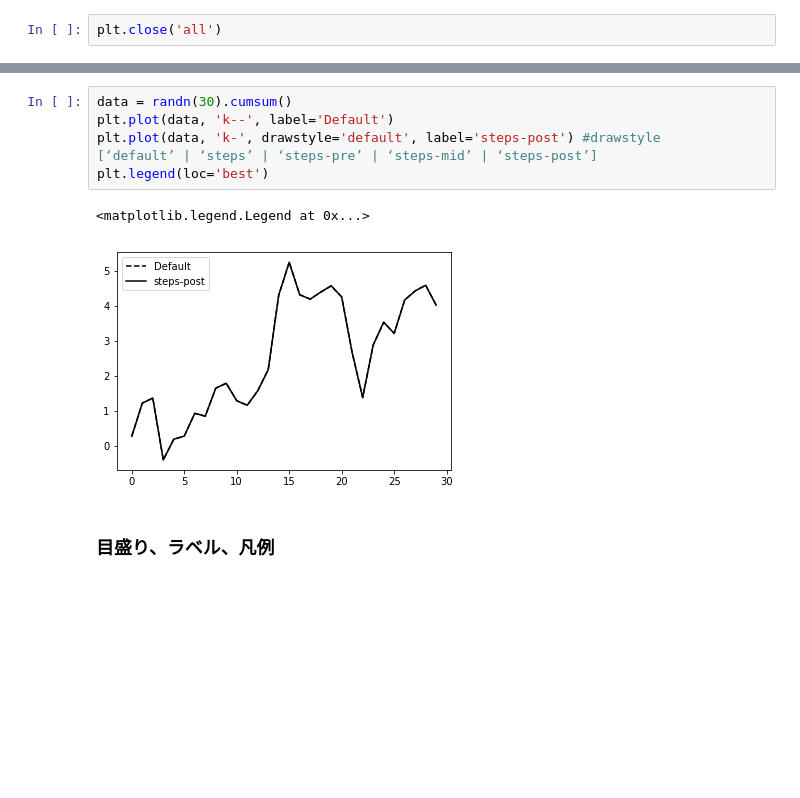
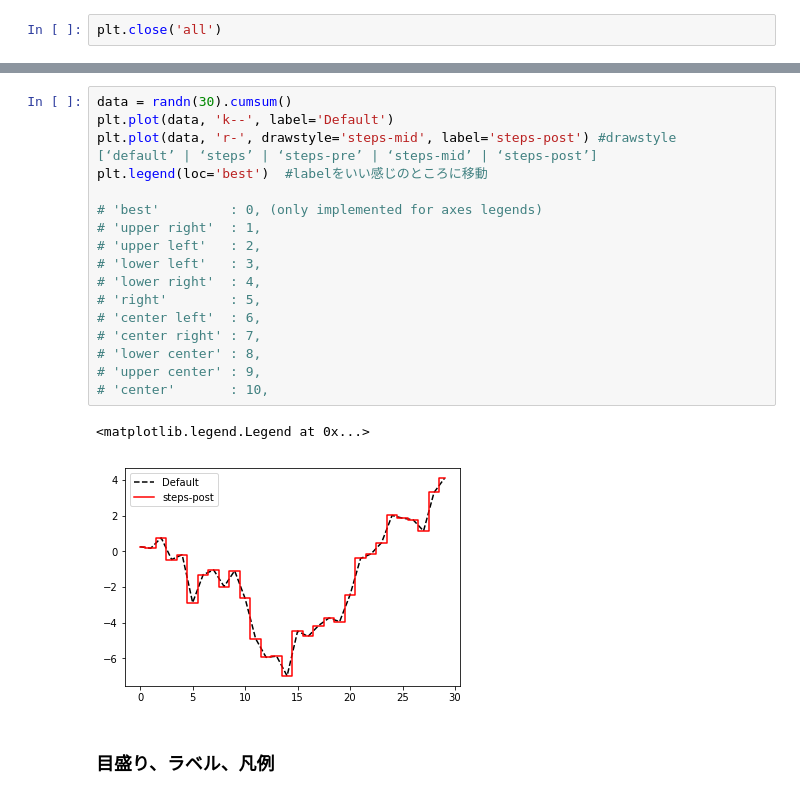
Before and after one commit to miyamotok0105/pydata-book, a Jupyter notebook: ch08-J.ipynb, the cells around one changed output, grey strips where cells are left out. Saved outputs shown, nothing was run; the diff lists cells and outputs as text; blank space fills up the shorter version.

```diff
--- a/ch08-J.ipynb
+++ b/ch08-J.ipynb
@@ -308,11 +336,23 @@ plt.legend(loc='best')
 # %%
 data = randn(30).cumsum()
 plt.plot(data, 'k--', label='Default')
-plt.plot(data, 'k-', drawstyle='default', label='steps-post') #drawstyle	[‘default’ | ‘steps’ | ‘steps-pre’ | ‘steps-mid’ | ‘steps-post’]
-plt.legend(loc='best')
+plt.plot(data, 'r-', drawstyle='steps-mid', label='steps-post') #drawstyle	[‘default’ | ‘steps’ | ‘steps-pre’ | ‘steps-mid’ | ‘steps-post’]
+plt.legend(loc='best')  #labelをいい感じのところに移動
+
+# 'best'         : 0, (only implemented for axes legends)
+# 'upper right'  : 1,
+# 'upper left'   : 2,
+# 'lower left'   : 3,
+# 'lower right'  : 4,
+# 'right'        : 5,
+# 'center left'  : 6,
+# 'center right' : 7,
+# 'lower center' : 8,
+# 'upper center' : 9,
+# 'center'       : 10,
 # %% [output]
 <matplotlib.legend.Legend at 0x...>
-[figure, old version]
+[figure, new version]
 # %% [markdown]
 ### 目盛り、ラベル、凡例
 # %% [markdown]
```
Also changed, not shown: parts of 48 cells of this notebook, 1 other file.
